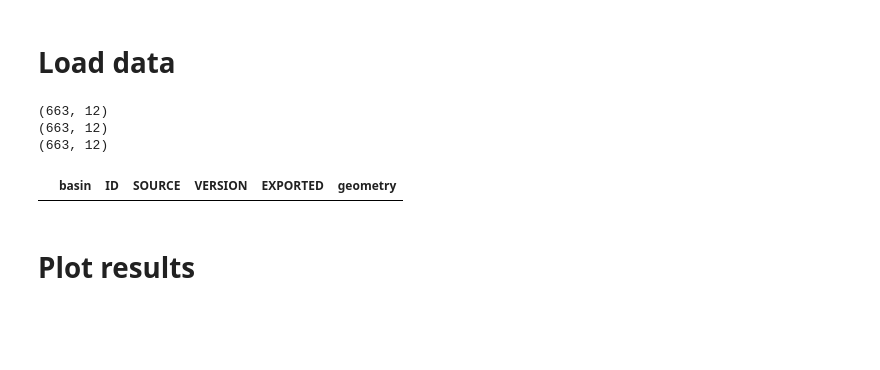
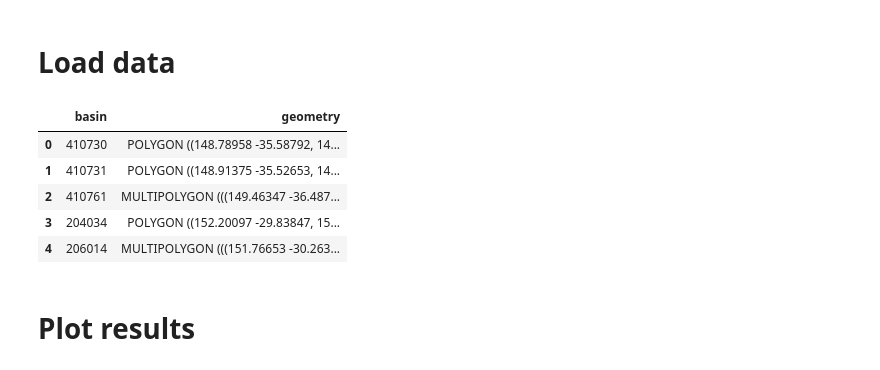
Before and after one commit to jpcurbelo/neuralhydrology_fork, a Jupyter notebook: camels_spat_scripts/postprocessing_scripts/nh_run_plots/nh_run_plots.ipynb, the cells around one changed output. Cells and saved outputs as stored; diff of their text form; code cells hidden in the pictures; blank space fills up the shorter version.

Commit message:
Add results for review - GB and AUS

```diff
--- a/camels_spat_scripts/postprocessing_scripts/nh_run_plots/nh_run_plots.ipynb
+++ b/camels_spat_scripts/postprocessing_scripts/nh_run_plots/nh_run_plots.ipynb
@@ -251,10 +276,10 @@ result_df = filter_basins(result_df,
                           filter_by_505=FILTER_BY_505,
                           filter_by_531=FILTER_BY_531)
 
-# # Select numeric columns
-# numeric_columns = result_df.select_dtypes(include=[np.number]).columns
-# # Eliminate rows with empty values in the numeric columns
-# result_df = result_df.dropna(subset=numeric_columns)
+# Select numeric columns
+numeric_columns = result_df.select_dtypes(include=[np.number]).columns
+# Eliminate rows with empty values in the numeric columns
+result_df = result_df.dropna(subset=numeric_columns)
 
 ## maybe uncomment this!!!!!!!!!!!!!!!!!!!!!!!!!!!!!!
 # # Clean the basin ID by splitting the string and taking the last element - if the basin ID is string
@@ -263,27 +288,33 @@ result_df = filter_basins(result_df,
 
 # Lower case the column names
 result_df.columns = result_df.columns.str.lower()
-# %% [output]
-(663, 12)
-(663, 12)
-(663, 12)
 # %%
 # Load basin coordinates (hm_catchment)
 hm_catchment_gdf = gpd.read_file(hm_catchment)
 
 # Filter hm_catchment_gdf to only include the HRU_IDs in the hm_catchment['basin'] column
 if 'hru_id' in hm_catchment_gdf.columns:
     hm_catchment_gdf = hm_catchment_gdf.rename(columns={'hru_id': 'basin'})
 elif 'ID_STRING' in hm_catchment_gdf.columns:
     hm_catchment_gdf = hm_catchment_gdf.rename(columns={'ID_STRING': 'basin'})
-
-# Filter the hm_catchment_gdf to only include the basins in the result_df
-hm_catchment_gdf = hm_catchment_gdf[hm_catchment_gdf['basin'].isin(result_df['basin'])]
+    # Covert the basin column to integer
+    hm_catchment_gdf['basin'] = hm_catchment_gdf['basin'].astype(int)
+    # Filter the hm_catchment_gdf to only include the basins in the result_df
+    hm_catchment_gdf = hm_catchment_gdf[hm_catchment_gdf['basin'].isin(result_df['basin'])]
+elif 'CatchID' in hm_catchment_gdf.columns:
+    hm_catchment_gdf = hm_catchment_gdf.rename(columns={'CatchID': 'basin'})
+    # Filter the hm_catchment_gdf to only include the basins in the result_df
+    hm_catchment_gdf = hm_catchment_gdf[hm_catchment_gdf['basin'].isin(result_df['basin'])]
 
 # # hm_catchment_gdf = hm_catchment_gdf[hm_catchment_gdf['hru_id'].isin(result_df['basin'])]
 hm_catchment_gdf.head()
 # %% [output]
-|  | basin | ID | SOURCE | VERSION | EXPORTED | geometry |
+|  | basin | geometry |
+| 0 | 410730 | POLYGON ((148.78958 -35.58792, 14... |
+| 1 | 410731 | POLYGON ((148.91375 -35.52653, 14... |
+| 2 | 410761 | MULTIPOLYGON (((149.46347 -36.487... |
+| 3 | 204034 | POLYGON ((152.20097 -29.83847, 15... |
+| 4 | 206014 | MULTIPOLYGON (((151.76653 -30.263... |
 # %% [markdown]
 # Plot results
 # %% [markdown]
```
Also changed, not shown: parts of 6 cells of this notebook, 10 other files.
